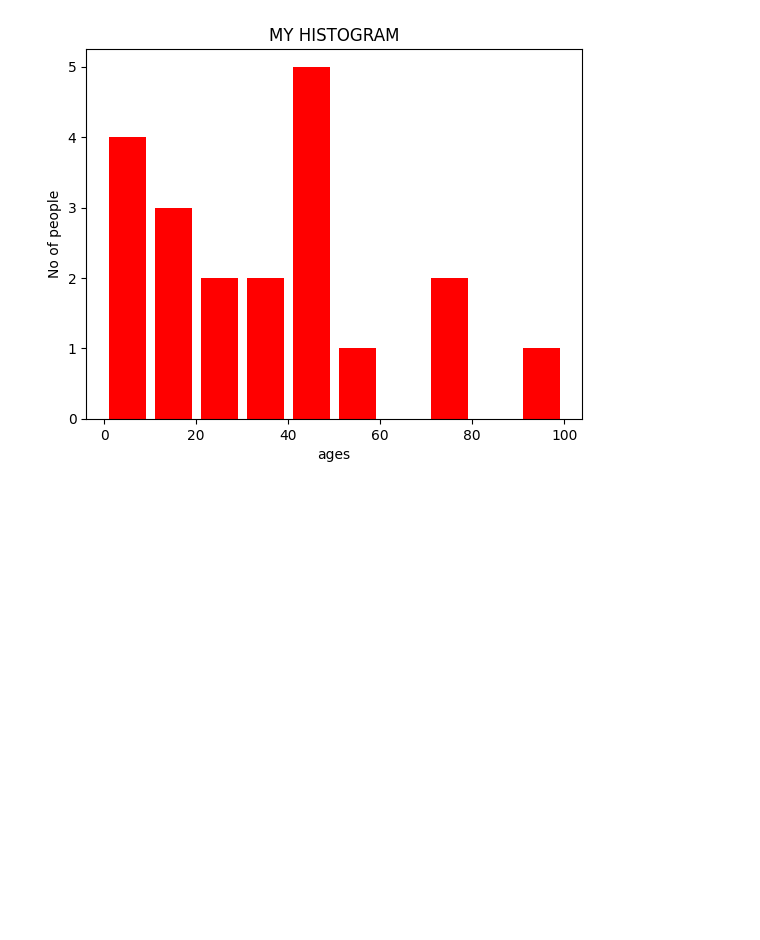
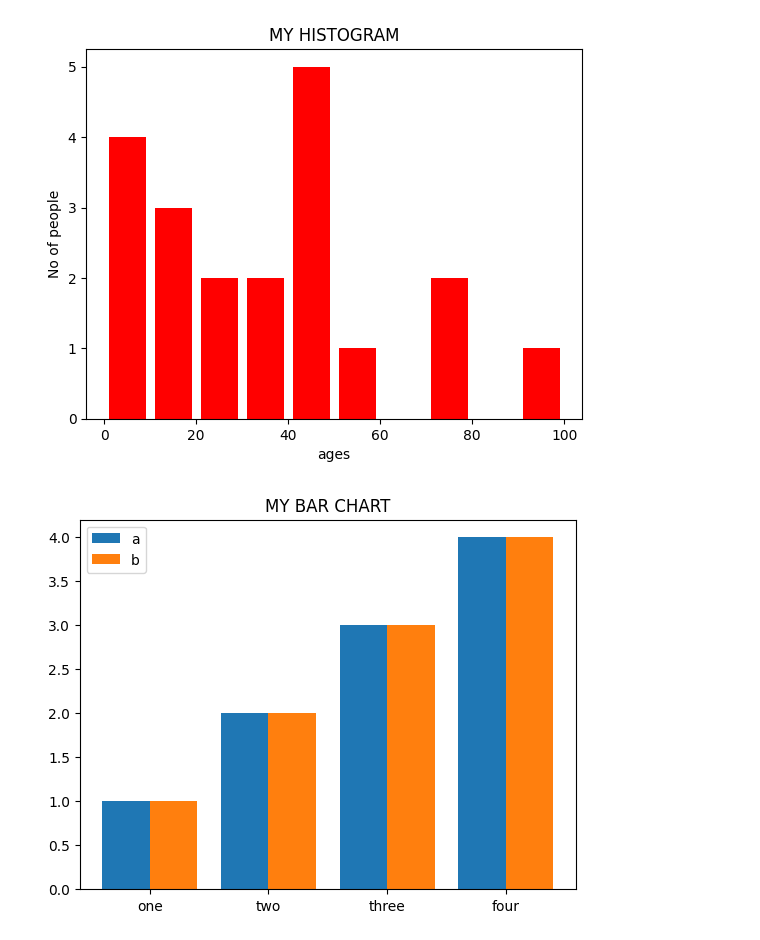
Before and after one commit to dheeman25/collab, a Jupyter notebook: chapter_appendix-tools-for-deep-learning/jupyter.ipynb, the cells around one changed output. Cells and saved outputs as stored; diff of their text form; code cells hidden in the pictures; blank space fills up the shorter version.

```diff
--- a/chapter_appendix-tools-for-deep-learning/jupyter.ipynb
+++ b/chapter_appendix-tools-for-deep-learning/jupyter.ipynb
@@ -272,3 +272,17 @@ plt.title('MY HISTOGRAM')
 plt.show()
 # %% [output]
 [figure]
+# %%
+import matplotlib.pyplot as plt
+import numpy as np
+y1=[1,2,3,4]
+y2=[1,2,3,4]
+tick_label=['one','two','three','four']
+plt.bar(np.arange(len(y1)) - 0.2,y1, width = 0.4 , label = 'a')
+plt.bar(np.arange(len(y2)) + 0.2,y2, width = 0.4 , label = 'b')
+plt.xticks(np.arange(len(tick_label)),tick_label)
+plt.title("MY BAR CHART")
+plt.legend()
+plt.show()
+# %% [output]
+[figure, added]
```
